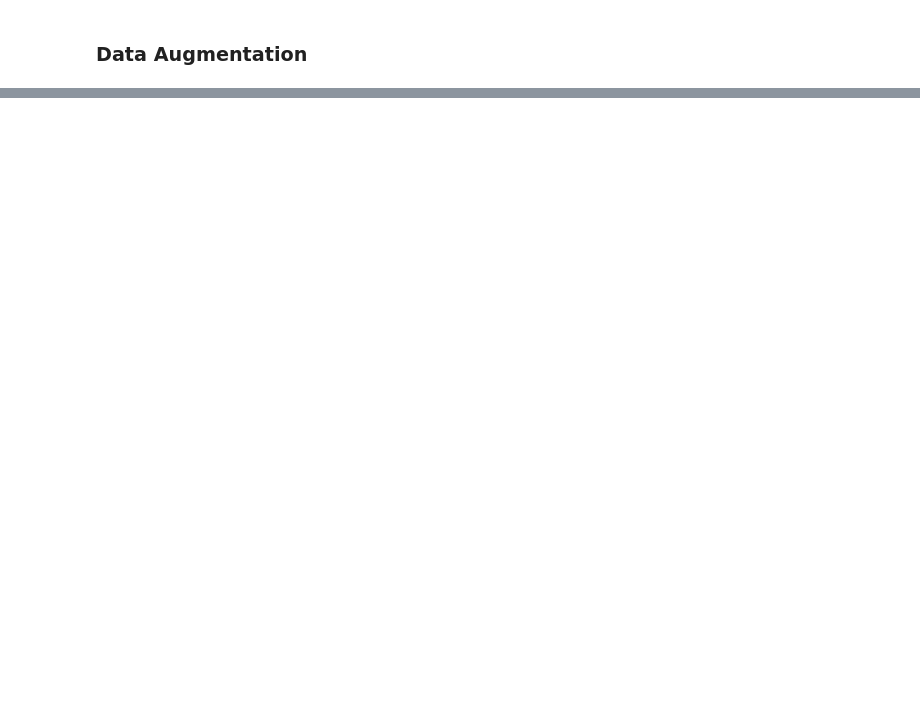
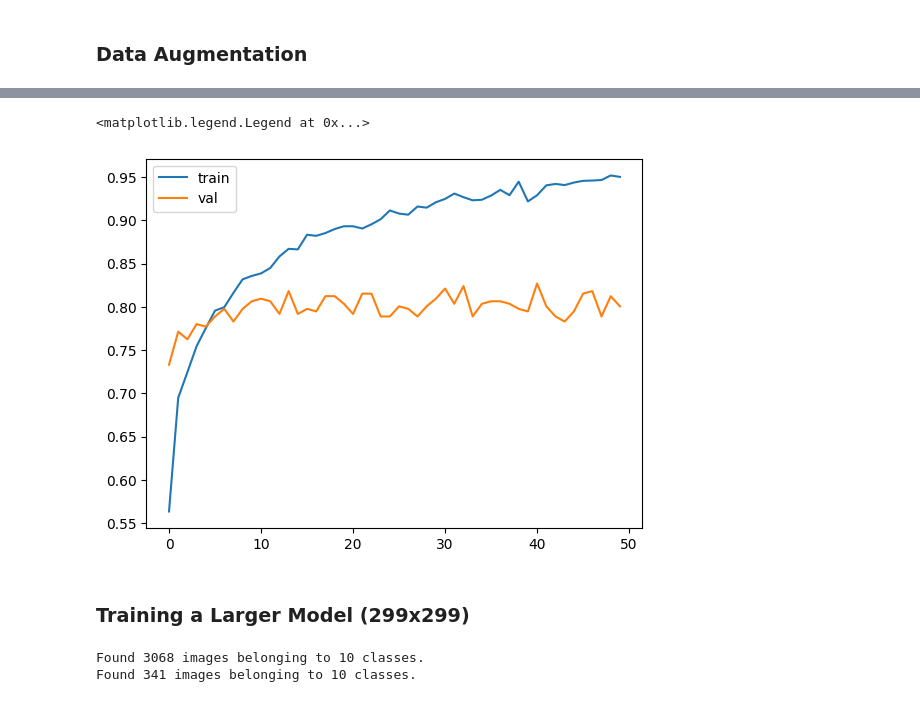
Before and after one commit to JoshAmpofo/mlzoomcamp_2025, a Jupyter notebook: notes/deep_learning/mod8_neuralnet.ipynb, the cells around one changed output, grey strips where cells are left out. Saved outputs shown, nothing was run; the diff lists cells and outputs as text; code cells hidden in the pictures; blank space fills up the shorter version.

Commit message:
Kaggle Notebook | mod8_neuralNets | Final_Fashion_prediction_model

```diff
--- a/notes/deep_learning/mod8_neuralnet.ipynb
+++ b/notes/deep_learning/mod8_neuralnet.ipynb
@@ -527,2 +527,21 @@ plt.legend()
 # %% [markdown]
 ### **Data Augmentation**
+# %%
+# augment the images
+train_gen = ImageDataGenerator(
+    preprocessing_function=preprocess_input,
+    shear_range=10.0,
+    zoom_range=0.1,
+    vertical_flip=True
+                              )
+
+# read dataset from directory
+train_df = train_gen.flow_from_directory("/kaggle/working/clothing-dataset-small/train/",
+                              target_size=(150, 150),
+                              batch_size=32)
+
+val_gen = ImageDataGenerator(preprocessing_function=preprocess_input)
+val_df = val_gen.flow_from_directory("/kaggle/working/clothing-dataset-small/validation/",
+                                    target_size=(150,150),
+                                    batch_size=32,
+                                    shuffle=False)
@@ -528,0 +551,13 @@ plt.legend()
+# %%
+lr = 0.001
+size = 100
+droprate = 0.2
+
+# create model
+model = make_model(learning_rate=lr,
+                   inner_size=size,
+                   drop_rate=droprate)
+# train model
+history = model.fit(train_df,
+                    epochs=50,
+                    validation_data=val_df)
@@ -528,0 +582,13 @@ plt.legend()
+# %%
+hist = history.history
+plt.plot(hist['accuracy'], label='train')
+plt.plot(hist['val_accuracy'], label='val')
+
+# plt.xticks(np.arange(10))
+# plt.ylim(0.78, 0.86)
+plt.legend()
+# %% [output]
+<matplotlib.legend.Legend at 0x...>
+[figure, added]
+# %% [markdown]
+### **Training a Larger Model (299x299)**
@@ -528,0 +625,23 @@ plt.legend()
+# %%
+input_size = 299
+# augment the images
+train_gen = ImageDataGenerator(
+    preprocessing_function=preprocess_input,
+    shear_range=10.0,
+    zoom_range=0.1,
+    vertical_flip=True
+                              )
+
+# read dataset from directory
+train_df = train_gen.flow_from_directory("/kaggle/working/clothing-dataset-small/train/",
+                              target_size=(input_size, input_size),
+                              batch_size=32)
+
+val_gen = ImageDataGenerator(preprocessing_function=preprocess_input)
+val_df = val_gen.flow_from_directory("/kaggle/working/clothing-dataset-small/validation/",
+                                    target_size=(input_size,input_size),
+                                    batch_size=32,
+                                    shuffle=False)
+# %% [output]
+Found 3068 images belonging to 10 classes.
+Found 341 images belonging to 10 classes.
```
Also changed, not shown: parts of 33 cells of this notebook.
